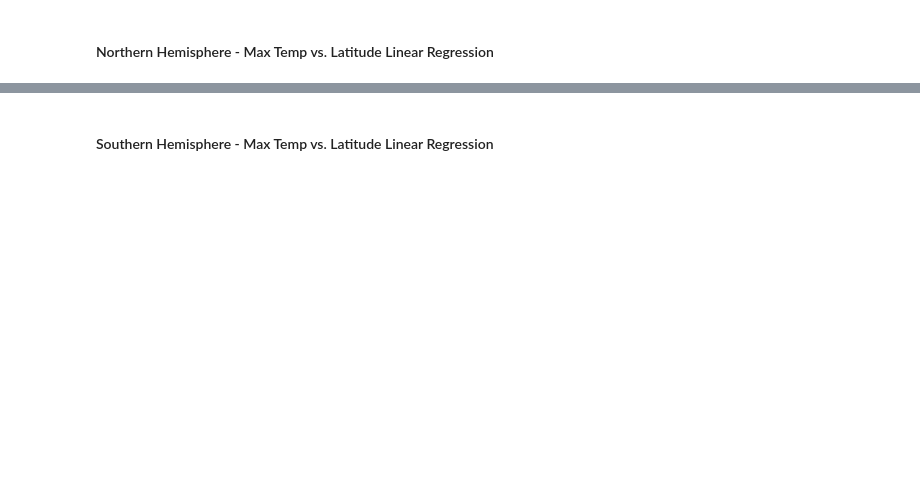
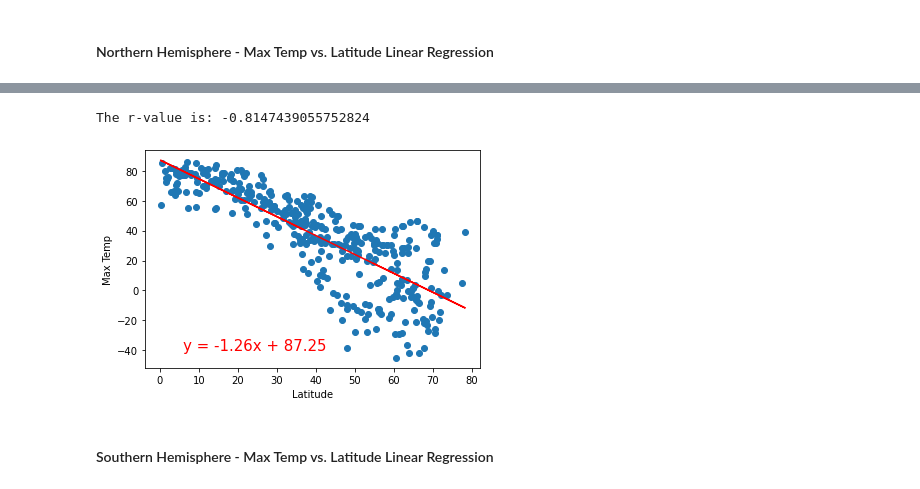
Before and after one commit to andrewbankston/python-api-challenge, a Jupyter notebook: WeatherPy/WeatherPy.ipynb, the cells around one changed output, grey strips where cells are left out. Cells and saved outputs as stored; diff of their text form; code cells hidden in the pictures; blank space fills up the shorter version.

Commit message:
lin regress charts temp and humidity

```diff
--- a/WeatherPy/WeatherPy.ipynb
+++ b/WeatherPy/WeatherPy.ipynb
@@ -238,3 +238,7 @@ plt.show()
 [figure]
 # %% [markdown]
 ## Linear Regression
+# %%
+north_weather = pd.DataFrame(weather_df.loc[weather_df['Lat'] >= 0, :])
+south_weather = pd.DataFrame(weather_df.loc[weather_df['Lat'] < 0, :])
+south_weather.head()
@@ -247,2 +254,24 @@ The r-value is: 0.46937863826630627
+# %%
+x_values = north_weather['Lat'].astype('float')
+y_values = north_weather['Max Temp'].astype('float')
+
+(slope, intercept, rvalue, pvalue, stderr) = linregress(x_values, y_values)
+regress_values = x_values * slope + intercept
+line_eq = "y = " + str(round(slope,2)) + "x + " + str(round(intercept,2))
+
+plt.scatter(x_values,y_values)
+
+plt.plot(x_values,regress_values,"r-")
+plt.annotate(line_eq,(6,-40),fontsize=15,color="red")
+
+plt.xlabel('Latitude')
+plt.ylabel('Max Temp')
+
+print(f"The r-value is: {rvalue}")
+
+plt.show()
+# %% [output]
+The r-value is: -0.8147439055752824
+[figure, added]
 # %% [markdown]
 ####  Southern Hemisphere - Max Temp vs. Latitude Linear Regression
```
Also changed, not shown: parts of 8 cells of this notebook.
